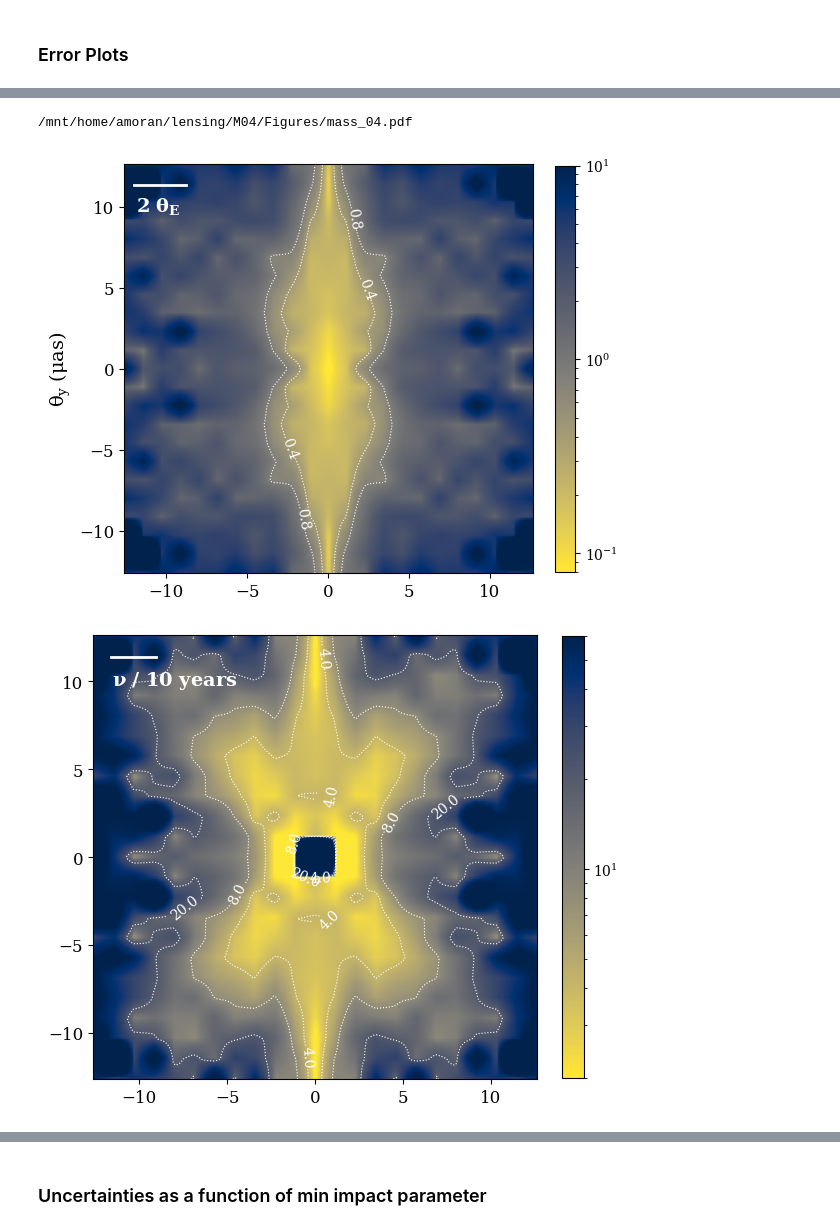
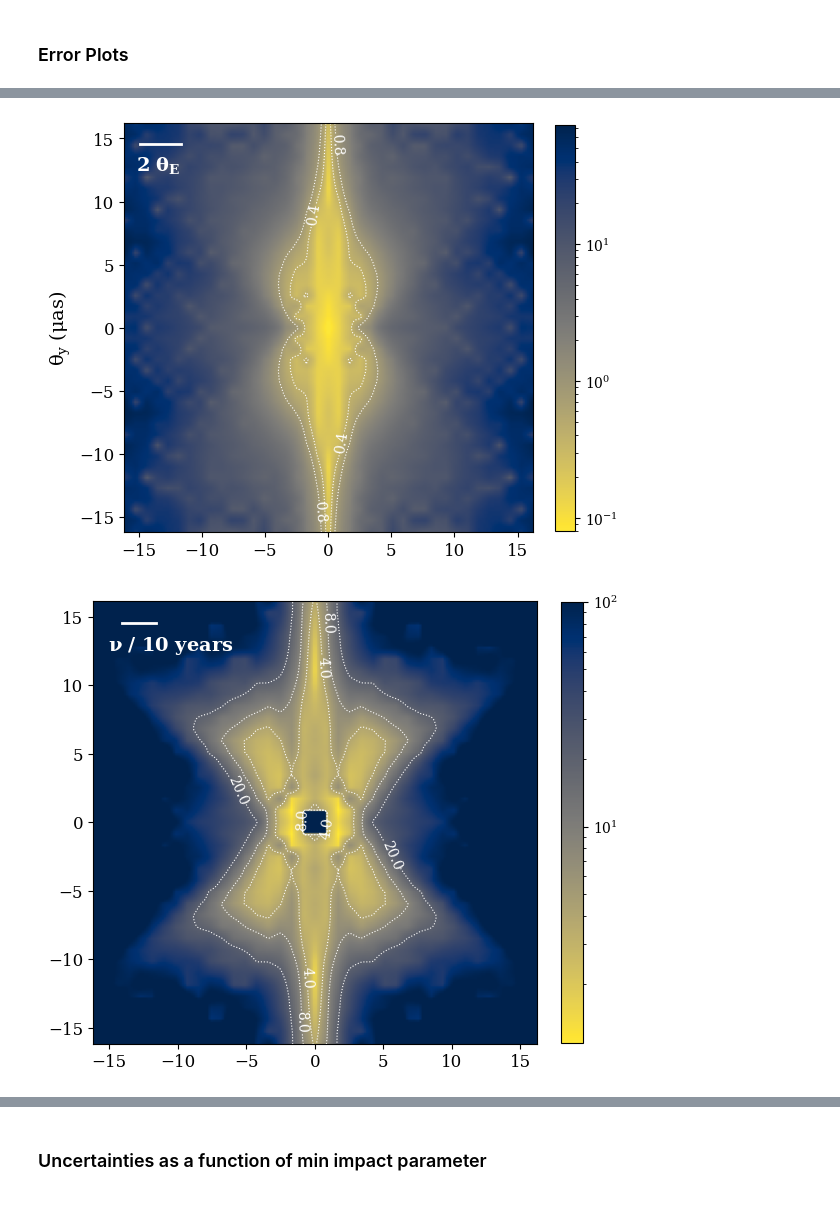
Before and after one commit to abby-moran/Quasar_microlensing_public, a Jupyter notebook: M04/interp_grid04.ipynb, the cells around one changed output, grey strips where cells are left out. Cells and saved outputs as stored; diff of their text form; code cells hidden in the pictures.

Commit message:
Updated all figures with the new data method and generated all the e trjectory analysis data + plots

```diff
--- a/M04/interp_grid04.ipynb
+++ b/M04/interp_grid04.ipynb
@@ -584,8 +672,8 @@ theta_step_mag = 2 * (1.5e-10) / 8000
 # %% [markdown]
 Load in the data over the position grids for both masses
 # %%
-position_04_mag, fish_04_mag = load_mag_file('m04_78tE_mag.txt')#, nval_x=2)
-position_04, rad_04, mass_04, xpos_04, ypos_04, cov_04 = load_file('m04_78tE_II.txt')#, nval_x=3)
+position_04_mag, fish_04_mag = load_mag_file('../data/gram_m04_10tE_mag.txt')#, nval_x=2)
+position_04, rad_04, mass_04, xpos_04, ypos_04, cov_04 = load_file('../data/gram_m04_10tE_II.txt')#, nval_x=3)
 
 cov_combo_04 = []
 rad_04_combo = []
@@ -928,7 +1136,8 @@ X, Y = np.meshgrid(fine_grid_x*rad_to_arcsec, fine_grid_y*rad_to_arcsec)
 Z = np.flipud(mass_interp).T
 
 levels=[ .4, .8]
-im=ax1.imshow(np.flipud(mass_interp).T, origin='lower', cmap=reversed_map, norm=matplotlib.colors.LogNorm(vmin=8e-2,vmax=10), extent=extent)
+im=ax1.imshow(np.flipud(mass_interp).T, origin='lower', cmap=reversed_map,
+              norm=matplotlib.colors.LogNorm(vmin=8e-2), extent=extent)
 cbar = plt.colorbar(im, ax=ax1, fraction=0.045)
 #cbar.set_label(r'$ \sigma \ [m_l]\  (M_\odot)$', fontsize=14)
 
@@ -937,7 +1146,7 @@ scale_length = 2*theta_E_4*rad_to_arcsec
 
 contours = ax1.contour(X, Y, Z, levels=levels, colors='white', linewidths=0.8, linestyles='dotted')
 ax1.clabel(contours, inline=True, fontsize=10, fmt="%.1f")
-x_start = np.min(fine_grid_x) - 3.7 * scale_length
+x_start = np.min(fine_grid_x) - 4.6 * scale_length
 x_end = x_start + scale_length
 y_pos = np.max(fine_grid_y*rad_to_arcsec)  + .1 *np.min(fine_grid_y*rad_to_arcsec)
 ax1.plot([x_start, x_end], [y_pos, y_pos], color='white', lw=2)
@@ -958,10 +1167,9 @@ plt.tight_layout()
 
 
 plt.savefig('Figures/mass_04.pdf', bbox_inches='tight')
-FileLink('Figures/mass_04.pdf')
+#FileLink('Figures/mass_04.pdf')
 # %% [output]
-/mnt/home/amoran/lensing/M04/Figures/mass_04.pdf
-[figure, old version]
+[figure, new version]
 # %%
 fig, (ax1) = plt.subplots(nrows=1, ncols=1, figsize=(6, 8))
 extent = np.array([np.min(fine_grid_x), np.max(fine_grid_x),  np.min(fine_grid_y), np.max(fine_grid_y)])*rad_to_arcsec
@@ -969,36 +1177,36 @@ extent = np.array([np.min(fine_grid_x), np.max(fine_grid_x),  np.min(fine_grid_y
 X, Y = np.meshgrid(fine_grid_x*rad_to_arcsec, fine_grid_y*rad_to_arcsec)
 Z = np.sqrt(np.flipud(xpos_interp).T**2+np.flipud(xpos_interp).T**2)
 levels=[4, 8, 20]
-im=ax1.imshow(Z, origin='lower',cmap=reversed_map,norm=matplotlib.colors.LogNorm(vmin=2,vmax=60), extent=extent)
+im=ax1.imshow(Z, origin='lower',cmap=reversed_map,norm=matplotlib.colors.LogNorm(vmax=100), extent=extent)
 cbar = plt.colorbar(im, ax=ax1, fraction=0.045)
 #cbar.set_label(r'$ \sigma \ [\theta_{\text{sep}}] \ (\mu as)$', fontsize=14)
 
 #contours
 contours = ax1.contour(X, Y, Z, levels=levels, colors='white', linewidths=0.8, linestyles='dotted')
 ax1.clabel(contours, inline=True, fontsize=10, fmt="%.1f")
 
 scale_length=mu_x*10
-x_start = np.min(fine_grid_x) - 4.6* scale_length
+x_start = np.min(fine_grid_x) - 5.6* scale_length
 x_end = x_start + scale_length
 y_pos = np.max(fine_grid_y*rad_to_arcsec)  + .1 *np.min(fine_grid_y*rad_to_arcsec)
 ax1.plot([x_start, x_end], [y_pos, y_pos], color='white', lw=2)
 ax1.text(x_start+3.6, y_pos * .83, r"$\nu \ / $ 10 years", color='white', ha='center', va='bottom', fontsize=14,
          fontweight='black')#, backgroundcolor='white') # this is lensed along the x axis!!
 
 ax1.tick_params(axis='both', which='major', labelsize=12)
 ax1.tick_params(axis='both', which='minor', labelsize=10)
 #ax1.set_xlim(-1.4e-11, .1e-11)
 #ax1.set_ylim(-.1e-11, 1.4e-11)
 
 #ax1.set_xlabel(r'$\theta_x \ (\mu as)$', fontsize=14)
 #ax1.set_ylabel(r'$\theta_y \ (\mu as)$', fontsize=14)
 plt.tight_layout()
 
 
 plt.savefig('Figures/pos_04.pdf', bbox_inches='tight')
 #FileLink('../Figures/pos_04.pdf')
 # %% [output]
-[figure, old version]
+[figure, new version]
 # %%
 fig, (ax1) = plt.subplots(nrows=1, ncols=1, figsize=(6, 8))
 extent = np.array([np.min(fine_grid_x), np.max(fine_grid_x),  np.min(fine_grid_y), np.max(fine_grid_y)])*rad_to_arcsec
```
Also changed, not shown: parts of 57 cells of this notebook, 4 other files.
